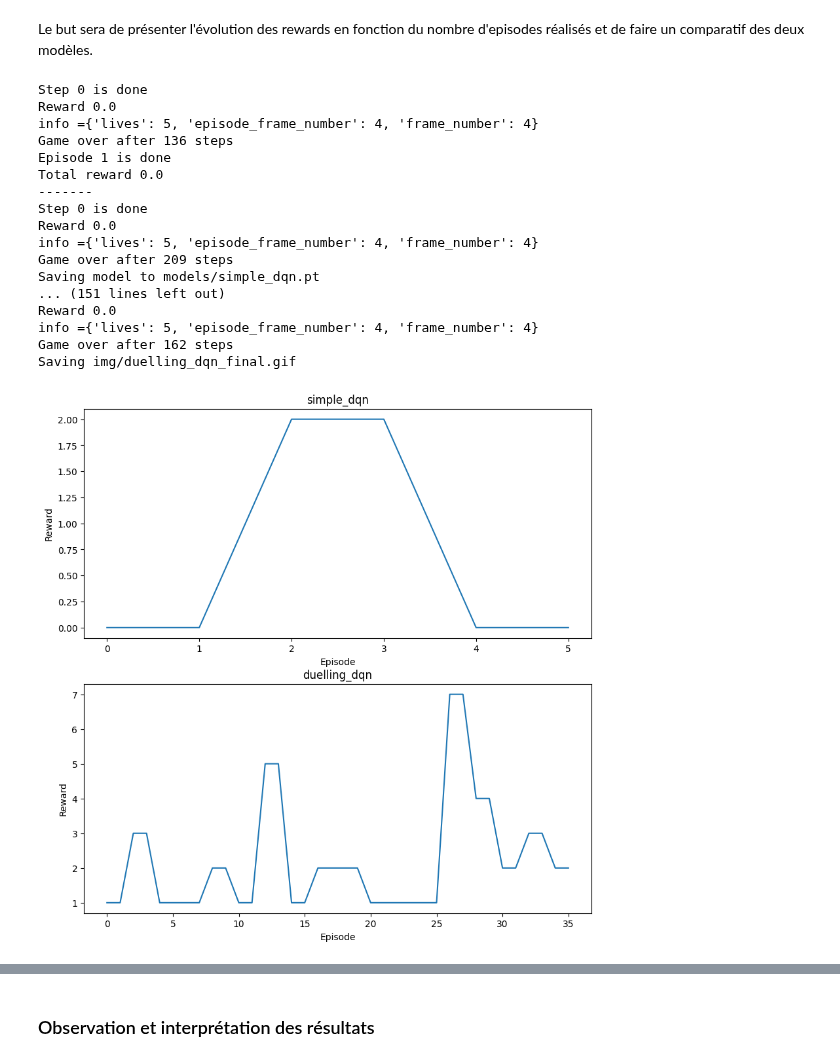
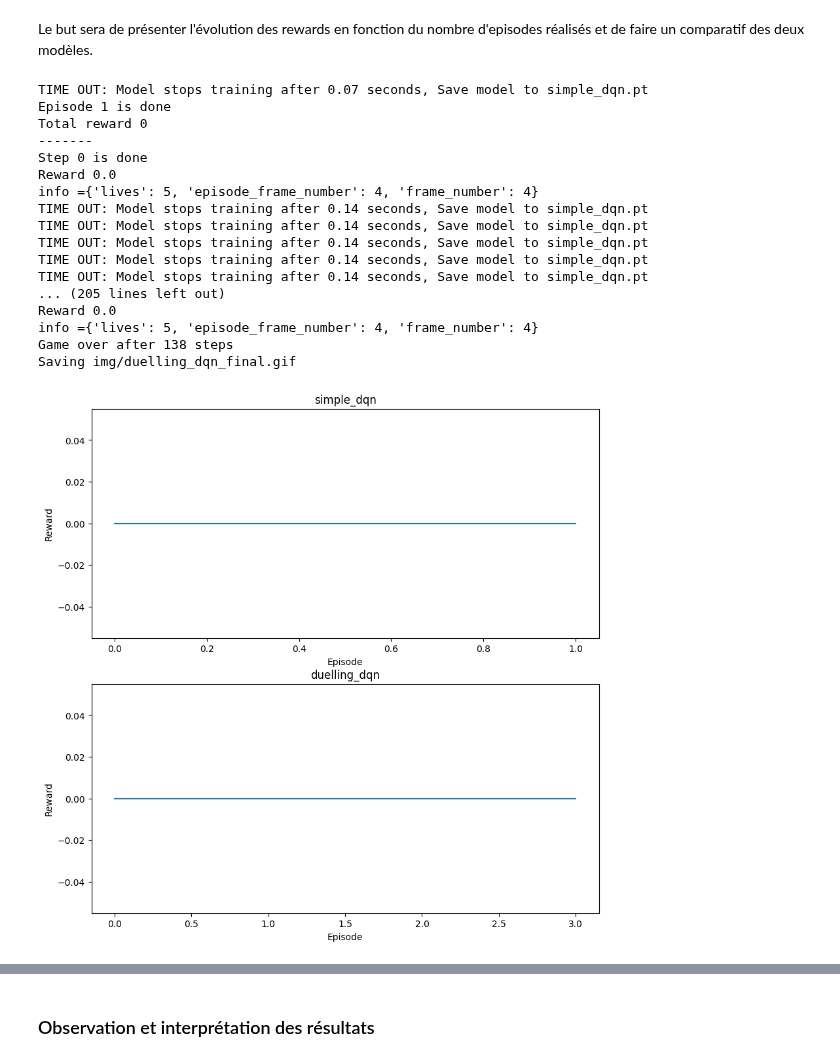
Before and after one commit to Bast-94/RL-DQN, a Jupyter notebook: RL-DQN.ipynb, the cells around one changed output, grey strips where cells are left out. Cells and saved outputs as stored; diff of their text form; code cells hidden in the pictures.

```diff
--- a/RL-DQN.ipynb
+++ b/RL-DQN.ipynb
@@ -634,7 +634,7 @@ Nous allons donc entraîner les deux agents avec les réseaux `DQN` et `Duelling
 Le but sera de présenter l'évolution des rewards en fonction du nombre d'episodes réalisés et de faire un comparatif des deux modèles.
 # %%
 seq_len = 16
-TIME_LIMIT = 3600*2
+TIME_LIMIT = 0
 env_name = 'ALE/Breakout-v5'
 env = gym.make(env_name, render_mode="rgb_array")
 
@@ -644,43 +644,43 @@ duelling_dqn = DuellingDQN(input_data.n_action, input_data.height, input_data.wi
 models = [simple_dqn,duelling_dqn]
 agents = []
 fig = plt.figure(figsize=(10,10))
 for model,model_type in zip(models,model_types):
   agent = DQNAgent(env,model_file=model_type,model=model,seq_len=seq_len,eps_decay=1e-4,eps_end=0.1)
   trainer = Trainer(agent,time_limit=TIME_LIMIT,name=model_type)
   mean_reward = trainer.train_agent()
   agent.clear_experiences()
   agents.append(agent)
   trainer.reboot_timer()
   trainer.play(train=False)
   ax = fig.add_subplot(2,1,models.index(model)+1)
   ax.plot(trainer.rewards,label='rewards')
   ax.set_title(model_type)
   ax.set_xlabel('Episode')
   ax.set_ylabel('Reward')
   pd.DataFrame(trainer.rewards).to_csv(os.path.join(IMG_DIR,f'{model_type}_rewards.csv'))
   agent.generate_gif(os.path.join(IMG_DIR,f'{model_type}_final.gif'))
   agent.state_gen.reset_stack()
   agent.state_gen.reset_frames_buffer()
 fig.savefig(os.path.join(IMG_DIR,'rewards.png'))
 # %% [output]
-Step 0 is done
-Reward 0.0
-info ={'lives': 5, 'episode_frame_number': 4, 'frame_number': 4}
-Game over after 136 steps
+TIME OUT: Model stops training after 0.07 seconds, Save model to simple_dqn.pt
 Episode 1 is done
-Total reward 0.0
+Total reward 0
 -------
 Step 0 is done
 Reward 0.0
 info ={'lives': 5, 'episode_frame_number': 4, 'frame_number': 4}
-Game over after 209 steps
-Saving model to models/simple_dqn.pt
-... (151 lines left out)
+TIME OUT: Model stops training after 0.14 seconds, Save model to simple_dqn.pt
+TIME OUT: Model stops training after 0.14 seconds, Save model to simple_dqn.pt
+TIME OUT: Model stops training after 0.14 seconds, Save model to simple_dqn.pt
+TIME OUT: Model stops training after 0.14 seconds, Save model to simple_dqn.pt
+TIME OUT: Model stops training after 0.14 seconds, Save model to simple_dqn.pt
+... (205 lines left out)
 Reward 0.0
 info ={'lives': 5, 'episode_frame_number': 4, 'frame_number': 4}
-Game over after 162 steps
+Game over after 138 steps
 Saving img/duelling_dqn_final.gif
-[figure, old version]
+[figure, new version]
 # %% [markdown]
 [](./simple_dqn.gif)
 # %% [markdown]
```
Also changed, not shown: parts of 1 cell of this notebook.
